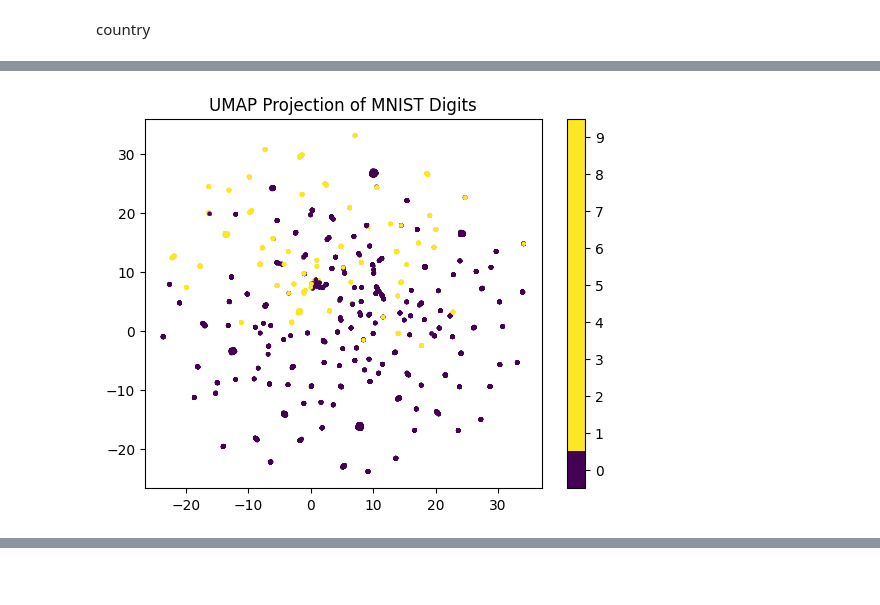
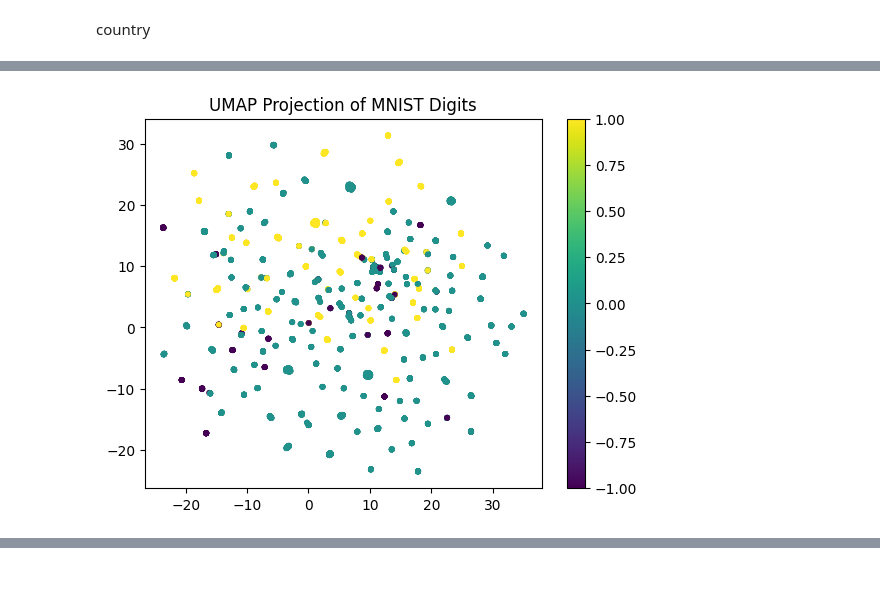
Before and after one commit to Hanami199/MLOpsProject, a Jupyter notebook: ml/Netflix.ipynb, the cells around one changed output, grey strips where cells are left out. Saved outputs shown, nothing was run; the diff lists cells and outputs as text; code cells hidden in the pictures.

```diff
--- a/ml/Netflix.ipynb
+++ b/ml/Netflix.ipynb
@@ -59,0 +51,12 @@ df.describe(include='all')
+# %%
+df['director'] = df['director'].fillna('Unknown')
+df['cast']     = df['cast'].fillna('Unknown')
+df['country']  = df['country'].fillna('Unknown')
+df['cast']     = df['cast'].apply(lambda x: ' '.join(x.split()[:150]))
+
+df.drop(columns='date_added', inplace=True)
+df_clean = df.dropna()
+df_clean = df_clean.reset_index()
+df_clean_backup = df_clean.copy()
+
+n, d = df_clean.shape
@@ -67,3 +198,5 @@ from sentence_transformers import SentenceTransformer
+# %%
+df_clean = df_clean_backup.copy()
 # %%
 model = SentenceTransformer('all-MiniLM-L6-v2')
 d_emb = model.encode('text').shape
@@ -74,5 +392,5 @@ encoded_country = model.encode(df['country'].fillna("Unknown"), normalize_embedd
 # %%
-encoded_listed = model.encode(df['listed_in'].fillna("Unknown"), normalize_embeddings=True)
+encoded_listed = model.encode(df_clean['listed_in'], normalize_embeddings=True)
 # %%
 UMAP = umap.UMAP()
 # %%
@@ -80,14 +409,17 @@ reduction = UMAP.fit_transform(encoded_listed)
 # %%
-labels = np.zeros(n)
-for i, line in enumerate(df['listed_in'].fillna("Unknown")):
+labels = np.zeros(df_clean.shape[0])
+for i, line in enumerate(df_clean['listed_in']):
     if 'Comedies' in line:
         labels[i] = 1
+    if 'Horror' in line:
+        labels[i] = -1
 
 
 # Plot the result
-plt.scatter(reduction[:, 0], reduction[:, 1], c=labels, s=5)
-plt.colorbar(boundaries=np.arange(11)-0.5).set_ticks(np.arange(10))
+plt.scatter(reduction[:, 0], reduction[:, 1], c=labels, s=10)
+plt.colorbar()
+#plt.colorbar(boundaries=np.arange(11)-0.5).set_ticks(np.arange(10))
 plt.title('UMAP Projection of MNIST Digits')
 plt.show()
 # %% [output]
-[figure, old version]
+[figure, new version]
```
Also changed, not shown: parts of 48 cells of this notebook, 11 other files.
